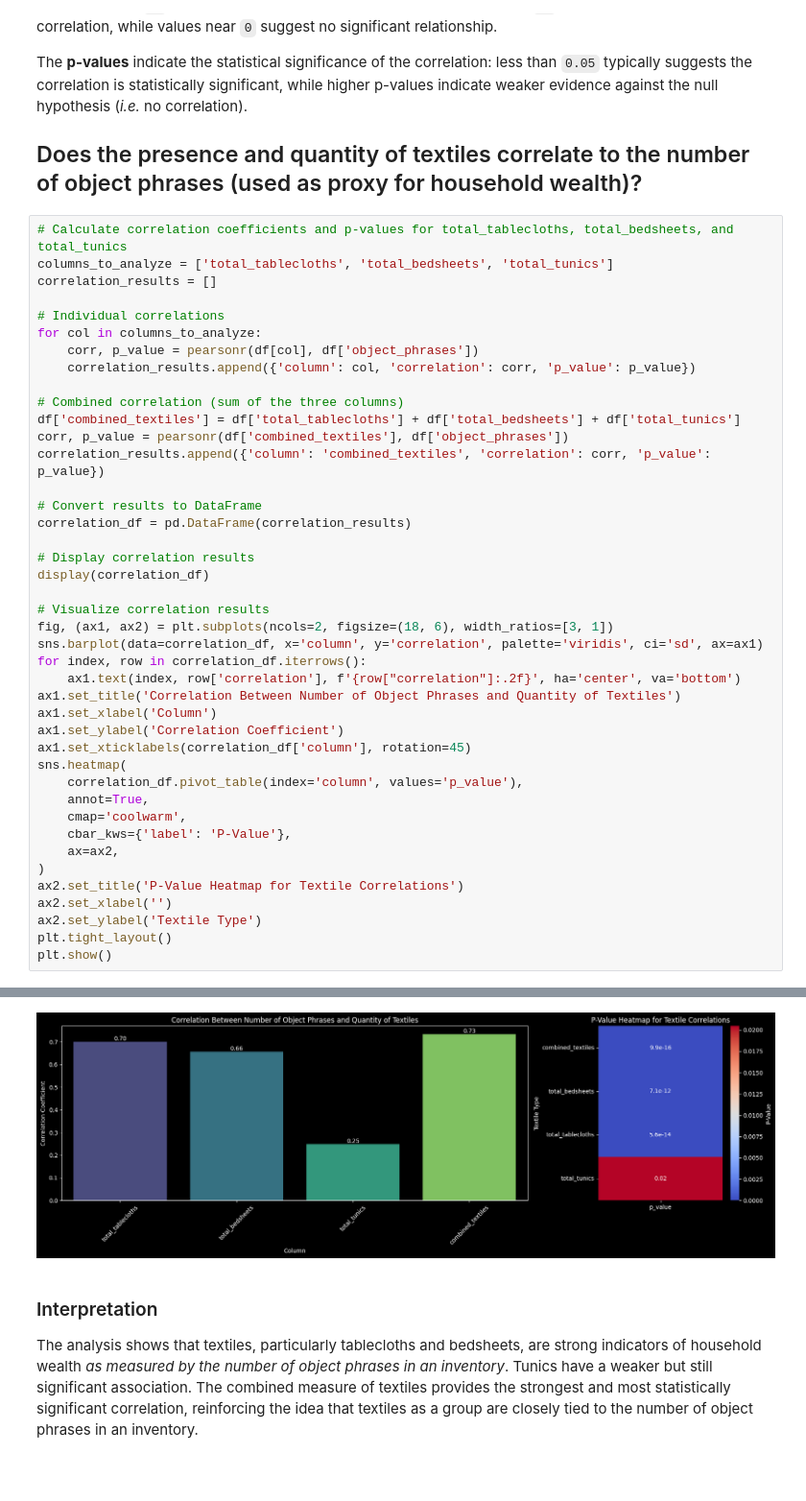
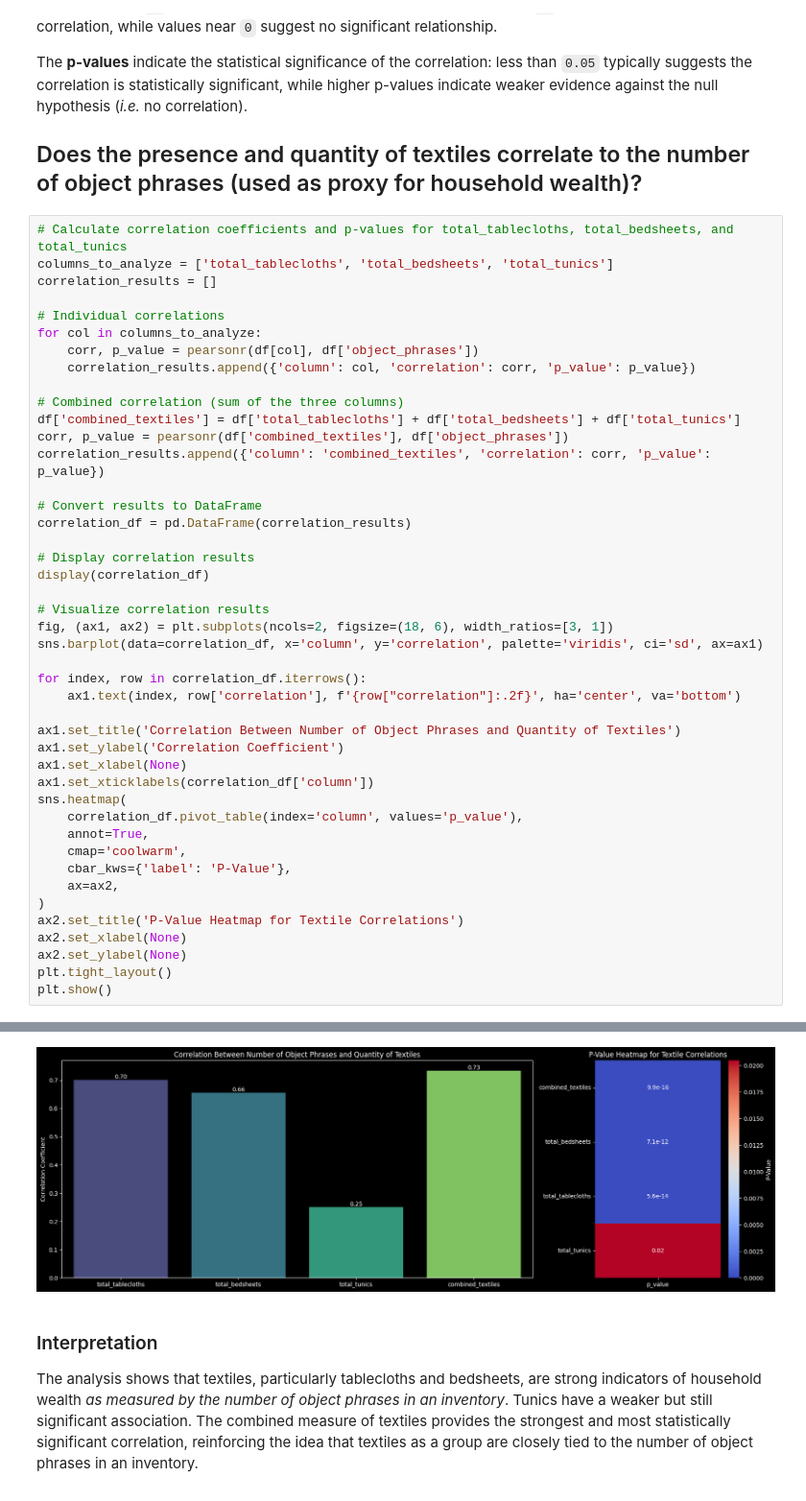
Before and after one commit to gpizzorno/marseille-luxury-objects, a Jupyter notebook: luxury-items.ipynb, the cells around one changed output, grey strips where cells are left out. Shown at 96% size. Cells and saved outputs as stored; diff of their text form.

```diff
--- a/luxury-items.ipynb
+++ b/luxury-items.ipynb
@@ -171,38 +182,40 @@ correlation_results.append({'column': 'combined_textiles', 'correlation': corr,
 
 # Convert results to DataFrame
 correlation_df = pd.DataFrame(correlation_results)
 
 # Display correlation results
 display(correlation_df)
 
 # Visualize correlation results
 fig, (ax1, ax2) = plt.subplots(ncols=2, figsize=(18, 6), width_ratios=[3, 1])
 sns.barplot(data=correlation_df, x='column', y='correlation', palette='viridis', ci='sd', ax=ax1)
+
 for index, row in correlation_df.iterrows():
     ax1.text(index, row['correlation'], f'{row["correlation"]:.2f}', ha='center', va='bottom')
+
 ax1.set_title('Correlation Between Number of Object Phrases and Quantity of Textiles')
-ax1.set_xlabel('Column')
 ax1.set_ylabel('Correlation Coefficient')
-ax1.set_xticklabels(correlation_df['column'], rotation=45)
+ax1.set_xlabel(None)
+ax1.set_xticklabels(correlation_df['column'])
 sns.heatmap(
     correlation_df.pivot_table(index='column', values='p_value'),
     annot=True,
     cmap='coolwarm',
     cbar_kws={'label': 'P-Value'},
     ax=ax2,
 )
 ax2.set_title('P-Value Heatmap for Textile Correlations')
-ax2.set_xlabel('')
-ax2.set_ylabel('Textile Type')
+ax2.set_xlabel(None)
+ax2.set_ylabel(None)
 plt.tight_layout()
 plt.show()
 # %% [output]
 |  | column | correlation | p_value |
 | 0 | total_tablecloths | 0.701171 | 5.581749e-14 |
 | 1 | total_bedsheets | 0.655993 | 7.103042e-12 |
 | 2 | total_tunics | 0.249614 | 2.046158e-02 |
 | 3 | combined_textiles | 0.733284 | 9.898806e-16 |
-[figure, old version]
+[figure, new version]
 # %% [markdown]
 ### Interpretation
 
```
Also changed, not shown: parts of 16 cells of this notebook.
